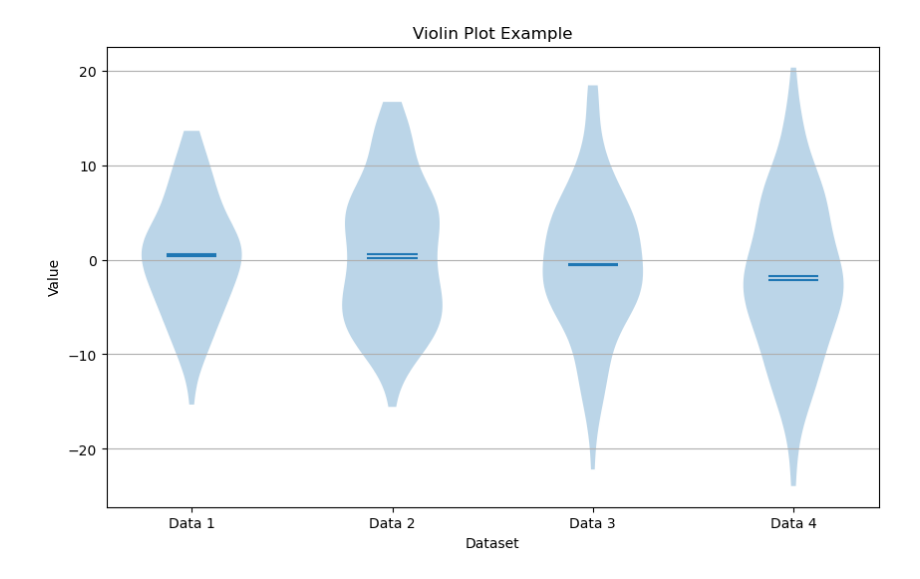
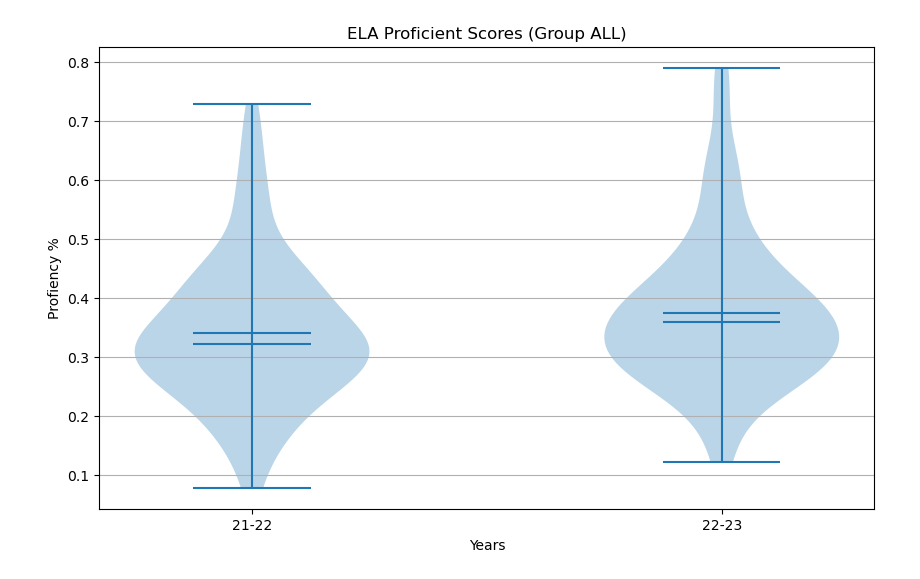
Before and after one commit to RussoLucas/atena, a Jupyter notebook: analysis/overview.ipynb, the cells around one changed output. Cells and saved outputs as stored; diff of their text form; code cells hidden in the pictures.

Commit message:
Initial version of violin chart

```diff
--- a/analysis/overview.ipynb
+++ b/analysis/overview.ipynb
@@ -0,0 +1,16 @@
+# %%
+import pandas as pd
+
+PATH22 = "../AVT-Proficiency-SY-2021-22-Cleaned.xlsx"
+PATH23 = "../AVT-Proficiency-SY-2022-23-Cleaned.xlsx"
+
+try:
+    df22 = pd.read_excel(PATH22)
+    df23 = pd.read_excel(PATH23)
+
+    test = df22[df22['Group'] == 'All']
+    test2 = df23[df23['Group'] == 'All']
+
+    print(test[['Group','ELAProficient']])
+except Exception as e:
+    print(e)
@@ -1,30 +32,37 @@
 # %%
 import matplotlib.pyplot as plt
-import numpy as np
 
-# Generate sample data
-np.random.seed(0)
-data1 = np.random.normal(0, 6, 100)
-data2 = np.random.normal(0, 7, 100)
-data3 = np.random.normal(0, 8, 100)
-data4 = np.random.normal(0, 9, 100)
+data_to_plot22 = pd.to_numeric(df22[df22['Group'] == 'All']['ELAProficient']).dropna()
+data_to_plot23 = pd.to_numeric(df23[df23['Group'] == 'All']['ELAProficient']).dropna()
+
+# print(type(data_to_plot22))
+# print(data_to_plot22)
+
+# print(data_to_plot22.describe())
+# print(data_to_plot22.dtypes)
+# print(pd.to_numeric(data_to_plot22))
+
+# plt.violinplot(data_to_plot22)
+# plt.title('Violin Chart of ELA Proficient Scores')
+# plt.ylabel('Scores')
+# plt.show()
 
 # Create violin plot
 fig, ax = plt.subplots(figsize=(10, 6))
-ax.violinplot([data1, data2, data3, data4], showmeans=True, showextrema=False, showmedians=True)
+ax.violinplot([data_to_plot22, data_to_plot23], showmeans=True, showmedians=True)
 
 # Customize plot appearance
-ax.set_title('Violin Plot Example')
-ax.set_xlabel('Dataset')
-ax.set_ylabel('Value')
+ax.set_title('ELA Proficient Scores (Group ALL)')
+ax.set_xlabel('Years')
+ax.set_ylabel('Profiency %')
 
 # Add labels to violin plots
-ax.set_xticks([1, 2, 3, 4])
-ax.set_xticklabels(['Data 1', 'Data 2', 'Data 3', 'Data 4'])
+ax.set_xticks([1,2])
+ax.set_xticklabels(['21-22', '22-23'])
 
 # Add grid lines
 ax.yaxis.grid(True)
 
 plt.show()
 # %% [output]
-[figure, old version]
+[figure, new version]
```
Also changed, not shown: parts of 1 cell of this notebook, 4 other files.
